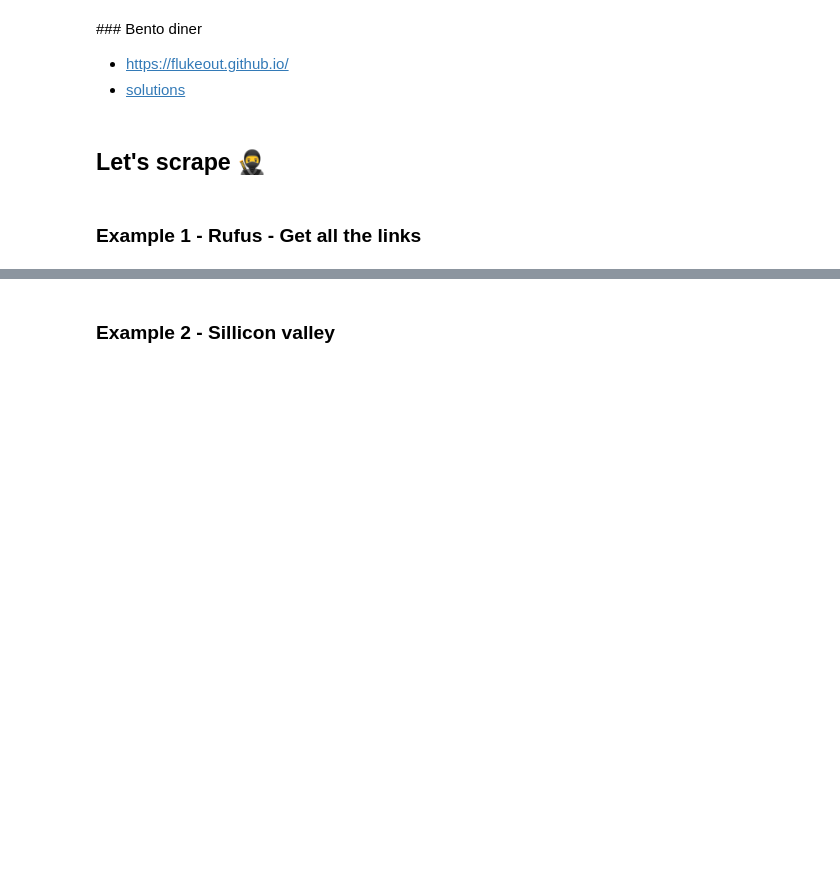
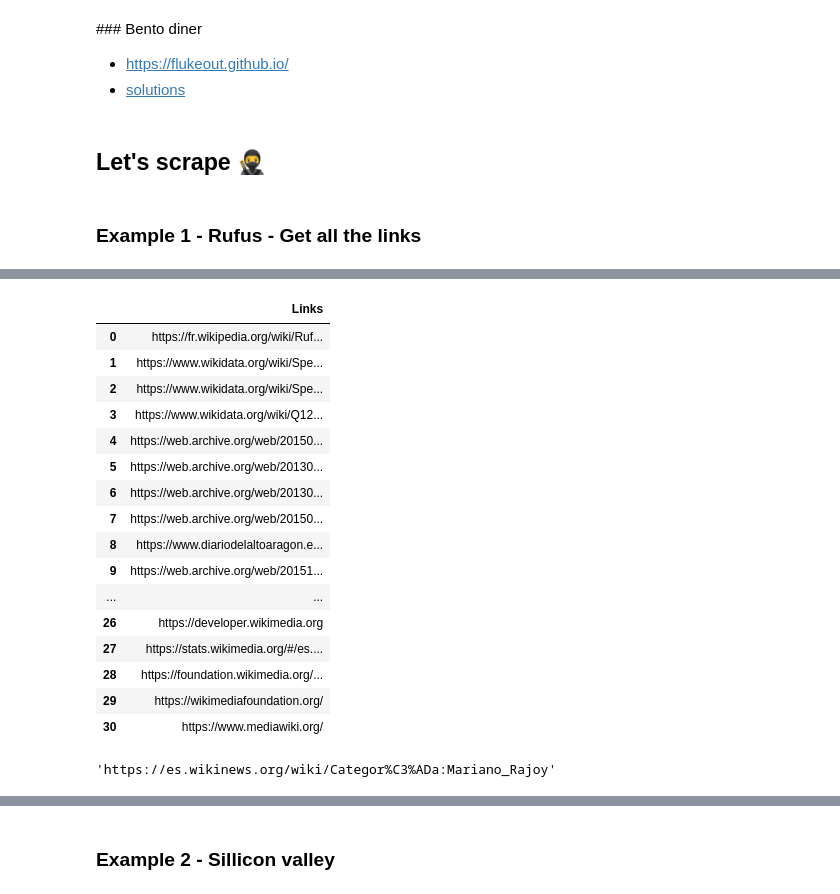
Before and after one commit to Ironhack-data-bcn-january-2024/lectures, a Jupyter notebook: week-3/02-Web scraping.ipynb, the cells around one changed output, grey strips where cells are left out. Saved outputs shown, nothing was run; the diff lists cells and outputs as text; code cells hidden in the pictures; blank space fills up the shorter version.

```diff
--- a/week-3/02-Web scraping.ipynb
+++ b/week-3/02-Web scraping.ipynb
@@ -190,0 +423,38 @@ url_rufus = "https://es.wikipedia.org/wiki/Rufus_T._Firefly"
+# %%
+def wikipedia_links (url):
+
+    # 1. Requesting & parsing
+    html = requests.get(url)
+    soup = BeautifulSoup(html.content, "html.parser")
+
+    # 2. Links
+    links = soup.find_all("a")
+    content_of_links = [i.get("href") for i in links]
+    outside_links = [i for i in content_of_links if i.startswith("https")]
+    df = pd.DataFrame({"Links": outside_links})
+
+    return df
+# %%
+wikipedia_links ("https://es.wikipedia.org/wiki/Rufus_T._Firefly")
+# %% [output]
+|  | Links |
+| 0 | https://fr.wikipedia.org/wiki/Ruf... |
+| 1 | https://www.wikidata.org/wiki/Spe... |
+| 2 | https://www.wikidata.org/wiki/Spe... |
+| 3 | https://www.wikidata.org/wiki/Q12... |
+| 4 | https://web.archive.org/web/20150... |
+| 5 | https://web.archive.org/web/20130... |
+| 6 | https://web.archive.org/web/20130... |
+| 7 | https://web.archive.org/web/20150... |
+| 8 | https://www.diariodelaltoaragon.e... |
+| 9 | https://web.archive.org/web/20151... |
+| ... | ... |
+| 26 | https://developer.wikimedia.org |
+| 27 | https://stats.wikimedia.org/#/es.... |
+| 28 | https://foundation.wikimedia.org/... |
+| 29 | https://wikimediafoundation.org/ |
+| 30 | https://www.mediawiki.org/ |
+# %%
+wikipedia_links("https://es.wikipedia.org/wiki/Mariano_Rajoy").iloc[100]["Links"]
+# %% [output]
+'https://es.wikinews.org/wiki/Categor%C3%ADa:Mariano_Rajoy'
```
Also changed, not shown: parts of 37 cells of this notebook, 2 other files.
